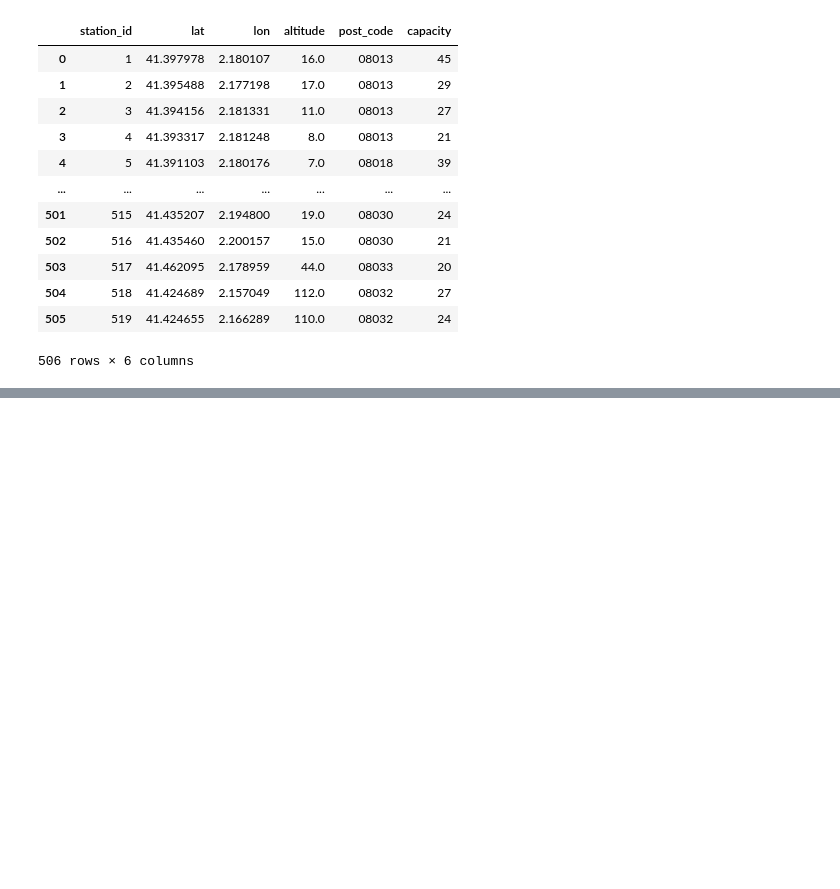
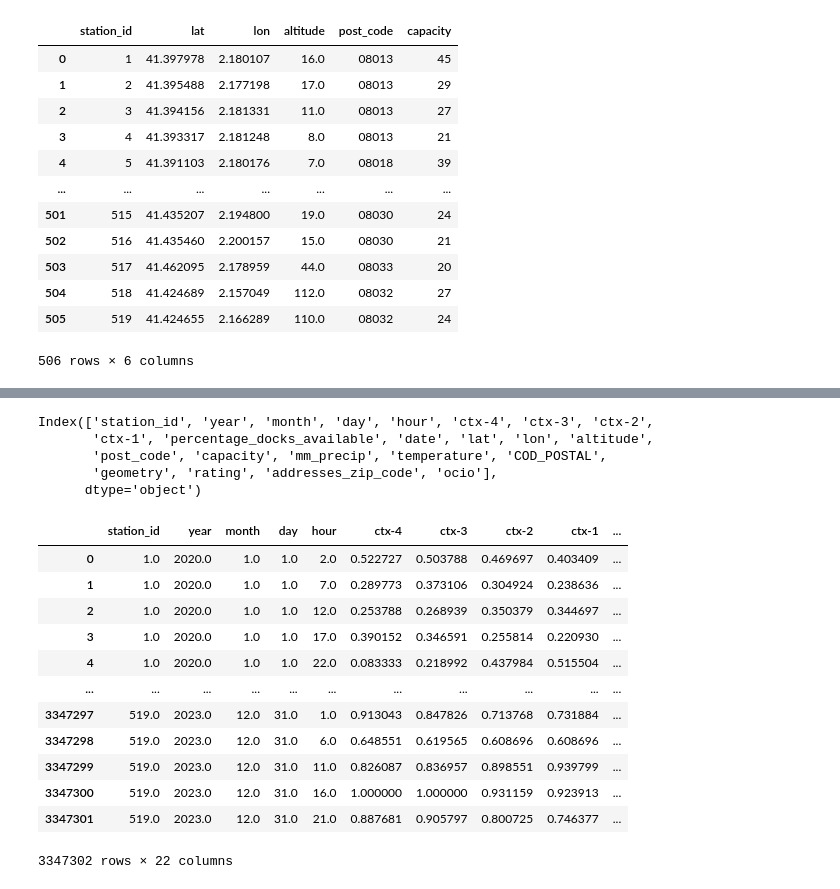
Before and after one commit to carlotalacasav/Gorrapiedra-proyecto, a Jupyter notebook: process_dataframe.ipynb, the cells around one changed output, grey strips where cells are left out. Drawn from its saved outputs; the diff is of its cells as text; code cells hidden in the pictures; blank space fills up the shorter version.

```diff
--- a/process_dataframe.ipynb
+++ b/process_dataframe.ipynb
@@ -62,19 +100,18 @@ data = pd.merge(data, weather_data, left_on = 'date', right_on = 'date')
 # %%
 import geopandas as gpd
-import matplotlib.pyplot as plt
-
 
 # Cargar el shapefile en un GeoDataFrame
-#gdf = gpd.read_file('data/locations_data/geo_data/codigos_postales.shp')
+gdf = gpd.read_file('data/locations_data/geo_data/codigos_postales.shp')
 
-codigos_postales_bcn = np.unique(data['post_code'])
+codigos_postales_bcn = np.unique(full_data['post_code'])
 # Graficar los polígonos
 
 locations = pd.read_csv('data/locations_data/barna_pics.csv', encoding = 'utf-16').groupby('addresses_zip_code').size().reset_index()
 locations.columns = ['addresses_zip_code', 'rating']
-locations['addresses_zip_code'] = '0'+locations['addresses_zip_code'].astype(str)
-#poligs_bcn = gdf[gdf['COD_POSTAL'].isin(codigos_postales_bcn)]
-#poligs_bcn_locs = pd.merge(poligs_bcn, locations, left_on = 'COD_POSTAL', right_on = 'addresses_zip_code')
+locations['addresses_zip_code'] = '0'+locations['addresses_zip_code'].astype(int).astype(str)
+poligs_bcn = gdf[gdf['COD_POSTAL'].isin(codigos_postales_bcn)]
+poligs_bcn_locs = pd.merge(poligs_bcn, locations, left_on = 'COD_POSTAL', right_on = 'addresses_zip_code')
 
-#poligs_bcn_locs = poligs_bcn_locs[['COD_POSTAL', 'geometry', 'rating']]
+poligs_bcn_locs = poligs_bcn_locs[['COD_POSTAL', 'geometry', 'rating']]
 #poligs_bcn_locs.head()
+locations.head()
@@ -81,6 +125,6 @@ locations['addresses_zip_code'] = '0'+locations['addresses_zip_code'].astype(str
 # %%
-#data = pd.merge(data, poligs_bcn_locs, left_on = 'post_code', right_on = 'COD_POSTAL')
-data = pd.merge(data, locations, left_on = 'post_code', right_on = 'addresses_zip_code')
-data.head()
+full_data = pd.merge(full_data, poligs_bcn_locs, left_on = 'post_code', right_on = 'COD_POSTAL')
+#full_data = pd.merge(full_data, locations, left_on = 'post_code', right_on = 'addresses_zip_code')
+full_data.head()
 # %% [output]
 |  | station_id | year | month | day | hour | ctx-4 | ctx-3 | ctx-2 | ctx-1 | ... |
@@ -91,0 +137,5 @@ data.head()
+# %%
+data_ocio = pd.read_csv('data/locations_data/bcn_ocio.csv', encoding = 'utf-16').groupby('addresses_zip_code').size().reset_index()
+data_ocio.columns = ['addresses_zip_code', 'ocio']
+data_ocio['addresses_zip_code'] = '0'+data_ocio['addresses_zip_code'].astype(int).astype(str)
+data_ocio.head()
@@ -91,0 +149,2 @@ data.head()
+# %%
+full_data = pd.merge(full_data, data_ocio, left_on = 'post_code', right_on = 'addresses_zip_code')
@@ -92 +161,26 @@ data.head()
+# %%
+full_data.columns
+# %% [output]
+Index(['station_id', 'year', 'month', 'day', 'hour', 'ctx-4', 'ctx-3', 'ctx-2',
+       'ctx-1', 'percentage_docks_available', 'date', 'lat', 'lon', 'altitude',
+       'post_code', 'capacity', 'mm_precip', 'temperature', 'COD_POSTAL',
+       'geometry', 'rating', 'addresses_zip_code', 'ocio'],
+      dtype='object')
+# %%
+full_data = full_data.drop('COD_POSTAL', axis = 1)
+full_data
+# %% [output]
+|  | station_id | year | month | day | hour | ctx-4 | ctx-3 | ctx-2 | ctx-1 | ... |
+| 0 | 1.0 | 2020.0 | 1.0 | 1.0 | 2.0 | 0.522727 | 0.503788 | 0.469697 | 0.403409 | ... |
+| 1 | 1.0 | 2020.0 | 1.0 | 1.0 | 7.0 | 0.289773 | 0.373106 | 0.304924 | 0.238636 | ... |
+| 2 | 1.0 | 2020.0 | 1.0 | 1.0 | 12.0 | 0.253788 | 0.268939 | 0.350379 | 0.344697 | ... |
+| 3 | 1.0 | 2020.0 | 1.0 | 1.0 | 17.0 | 0.390152 | 0.346591 | 0.255814 | 0.220930 | ... |
+| 4 | 1.0 | 2020.0 | 1.0 | 1.0 | 22.0 | 0.083333 | 0.218992 | 0.437984 | 0.515504 | ... |
+| ... | ... | ... | ... | ... | ... | ... | ... | ... | ... | ... |
+| 3347297 | 519.0 | 2023.0 | 12.0 | 31.0 | 1.0 | 0.913043 | 0.847826 | 0.713768 | 0.731884 | ... |
+| 3347298 | 519.0 | 2023.0 | 12.0 | 31.0 | 6.0 | 0.648551 | 0.619565 | 0.608696 | 0.608696 | ... |
+| 3347299 | 519.0 | 2023.0 | 12.0 | 31.0 | 11.0 | 0.826087 | 0.836957 | 0.898551 | 0.939799 | ... |
+| 3347300 | 519.0 | 2023.0 | 12.0 | 31.0 | 16.0 | 1.000000 | 1.000000 | 0.931159 | 0.923913 | ... |
+| 3347301 | 519.0 | 2023.0 | 12.0 | 31.0 | 21.0 | 0.887681 | 0.905797 | 0.800725 | 0.746377 | ... |
+3347302 rows × 22 columns
 # %%
```
Also changed, not shown: parts of 14 cells of this notebook, 4 other files.
